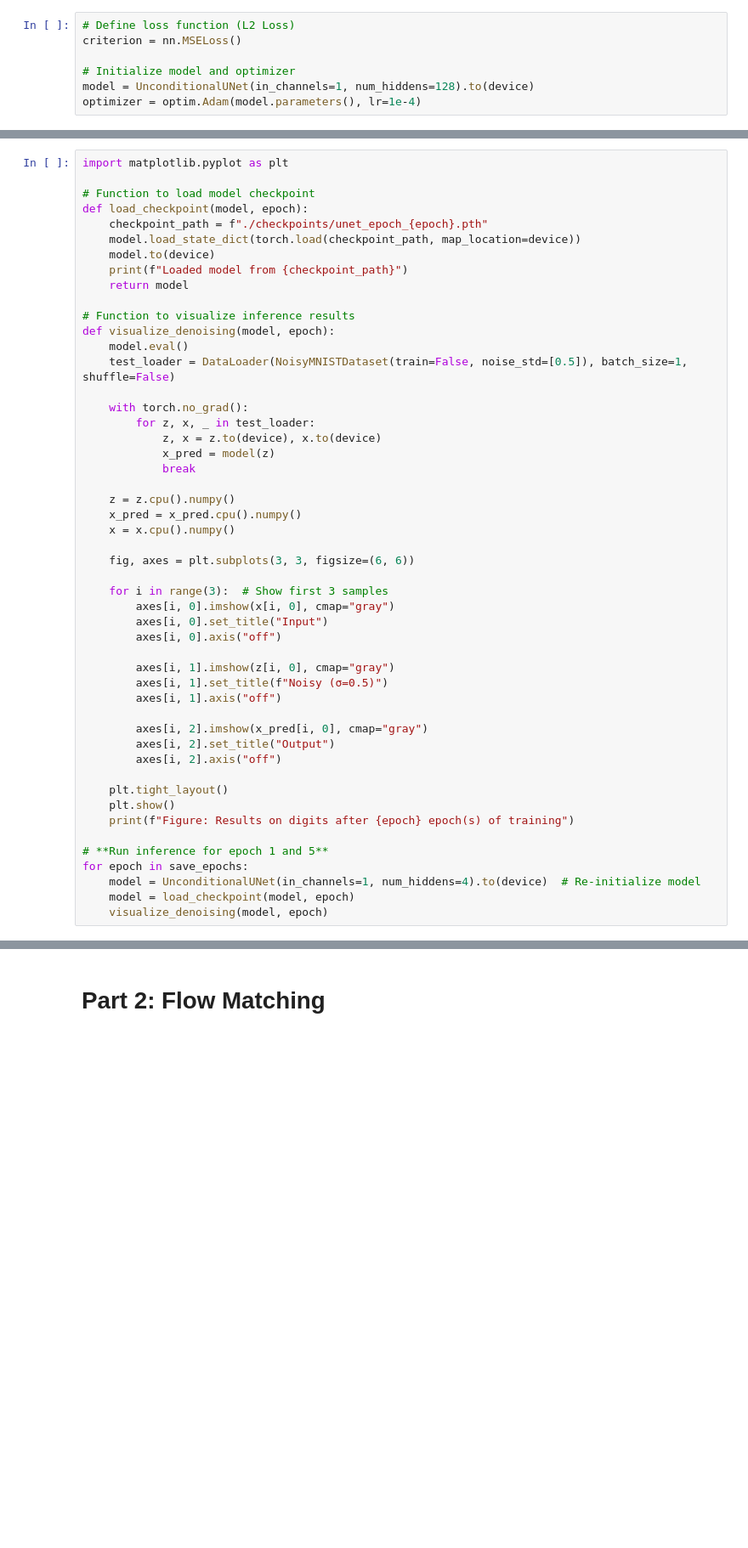
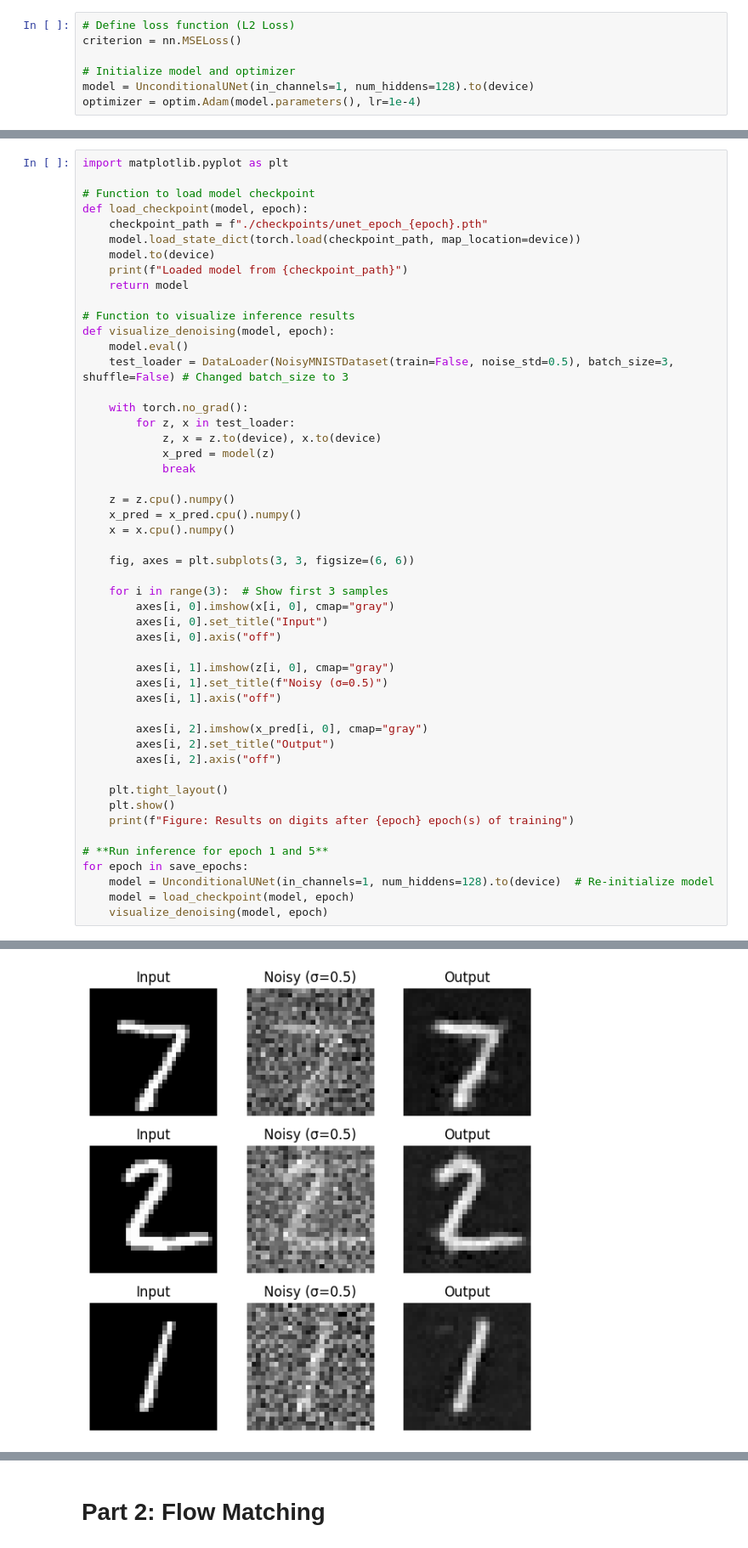
Before and after one commit to LIYunzhe1408/Flow-Matching, a Jupyter notebook: cs180_proj5b_flowmatching_starter.ipynb, the cells around one changed output, grey strips where cells are left out. Shown at 85% size. Cells and saved outputs as stored; diff of their text form; blank space fills up the shorter version.

```diff
--- a/cs180_proj5b_flowmatching_starter.ipynb
+++ b/cs180_proj5b_flowmatching_starter.ipynb
@@ -336,10 +385,10 @@ def load_checkpoint(model, epoch):
 # Function to visualize inference results
 def visualize_denoising(model, epoch):
     model.eval()
-    test_loader = DataLoader(NoisyMNISTDataset(train=False, noise_std=[0.5]), batch_size=1, shuffle=False)
+    test_loader = DataLoader(NoisyMNISTDataset(train=False, noise_std=0.5), batch_size=3, shuffle=False) # Changed batch_size to 3
 
     with torch.no_grad():
-        for z, x, _ in test_loader:
+        for z, x in test_loader:
             z, x = z.to(device), x.to(device)
             x_pred = model(z)
             break
@@ -369,6 +418,7 @@ def visualize_denoising(model, epoch):
 
 # **Run inference for epoch 1 and 5**
 for epoch in save_epochs:
-    model = UnconditionalUNet(in_channels=1, num_hiddens=4).to(device)  # Re-initialize model
+    model = UnconditionalUNet(in_channels=1, num_hiddens=128).to(device)  # Re-initialize model
     model = load_checkpoint(model, epoch)
     visualize_denoising(model, epoch)
+# %% [output]
@@ -374,0 +426 @@ for epoch in save_epochs:
+[figure, added]
```
Also changed, not shown: parts of 12 cells of this notebook.
